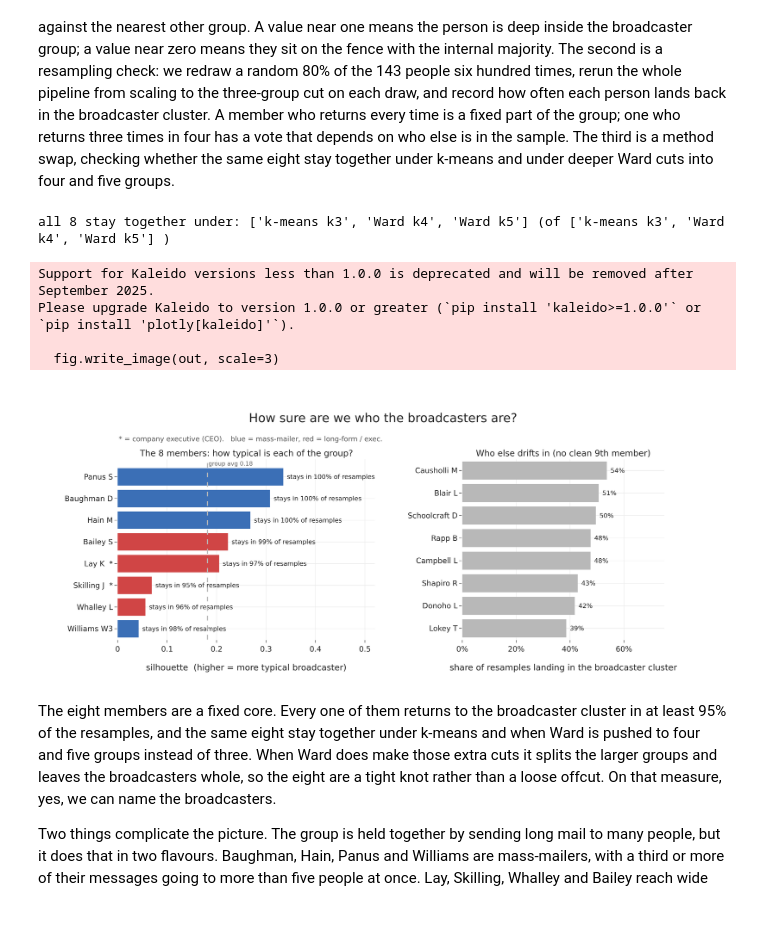
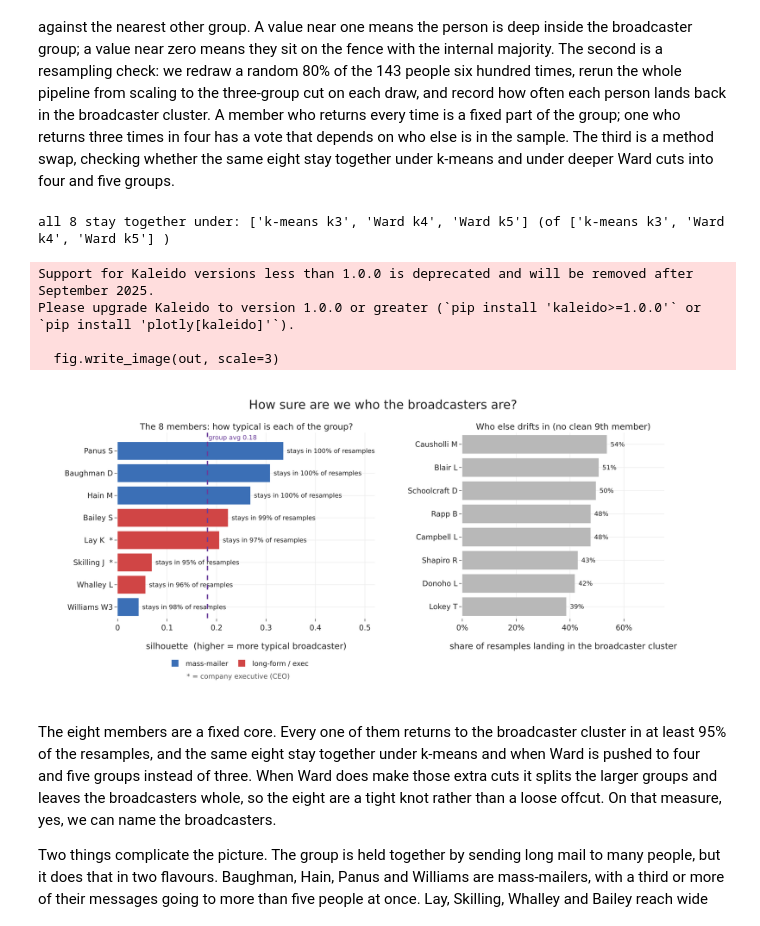
Before and after one commit to HardMax71/dm-lab-ss26-enron, a Jupyter notebook: pred-1/pred1_group_certainty.ipynb, the cells around one changed output. Cells and saved outputs as stored; diff of their text form; code cells hidden in the pictures.

```diff
--- a/pred-1/pred1_group_certainty.ipynb
+++ b/pred-1/pred1_group_certainty.ipynb
@@ -44,6 +44,7 @@ PLOTS = ROOT / "pred-1" / "plots"
 PLOTS.mkdir(parents=True, exist_ok=True)
 
 BLUE, RED, ORANGE, GREEN, GREY = "#3b6fb6", "#d04545", "#e08a3c", "#3a7d44", "#b8b8b8"
+PURPLE = "#6a3d9a"
 pio.templates["enron"] = go.layout.Template(layout=dict(
     font=dict(family="DejaVu Sans, Arial, sans-serif", size=16, color="#222222"),
     title=dict(font=dict(size=23), x=0.5, xanchor="center"),
@@ -174,41 +175,45 @@ methods = {"k-means k3": bcast_set(KMeans(3, n_init=10, random_state=0).fit_pred
 print("all 8 stay together under:",
       [k for k, v in methods.items() if set(bcast) <= v], "(of", list(methods) , ")")
 
 # --- figure ---
 ms = sorted(bcast, key=lambda h: sil[h])
 execs = {h for h in bcast if h in roles.index and bool(roles.loc[h, "is_executive"])}
 flav  = {h: ("mass-mailer" if Fraw.loc[h, "broadcast"] >= 0.30 else "long-form / exec") for h in bcast}
 labels = [disp(h) + ("  *" if h in execs else "") for h in ms]
 cols   = [BLUE if flav[h] == "mass-mailer" else RED for h in ms]
 fringe = rate[[h for h in keep if h not in bcast]].sort_values(ascending=False).head(8).sort_values()
 
 fig = make_subplots(rows=1, cols=2, column_widths=[0.56, 0.44], horizontal_spacing=0.16,
     subplot_titles=["The 8 members: how typical is each of the group?",
                     "Who else drifts in (no clean 9th member)"])
 fig.add_trace(go.Bar(y=labels, x=[sil[h] for h in ms], orientation="h", marker_color=cols,
     text=[f" stays in {rate[h]:.0%} of resamples" for h in ms], textposition="outside",
     textfont=dict(size=12), cliponaxis=False, showlegend=False), row=1, col=1)
-fig.add_vline(x=float(sil.mean()), line=dict(color=GREY, dash="dash"), row=1, col=1)
+fig.add_trace(go.Scatter(x=[None], y=[None], mode="markers",
+    marker=dict(size=13, color=BLUE, symbol="square"), name="mass-mailer", showlegend=True), row=1, col=1)
+fig.add_trace(go.Scatter(x=[None], y=[None], mode="markers",
+    marker=dict(size=13, color=RED, symbol="square"), name="long-form / exec", showlegend=True), row=1, col=1)
+fig.add_vline(x=float(sil.mean()), line=dict(color=PURPLE, dash="dash", width=2.5), row=1, col=1)
 fig.add_annotation(x=float(sil.mean()), y=7.6, text=f"group avg {sil.mean():.2f}", showarrow=False,
-    font=dict(size=11, color="#666"), xanchor="left", row=1, col=1)
+    font=dict(size=12, color=PURPLE), xanchor="left", row=1, col=1)
 fig.update_xaxes(title_text="silhouette  (higher = more typical broadcaster)", range=[0, 0.52], row=1, col=1)
 fig.add_trace(go.Bar(y=[disp(h) for h in fringe.index], x=fringe.values, orientation="h",
     marker_color=GREY, text=[f" {v:.0%}" for v in fringe.values], textposition="outside",
     textfont=dict(size=12), cliponaxis=False, showlegend=False), row=1, col=2)
 fig.update_xaxes(title_text="share of resamples landing in the broadcaster cluster",
     range=[0, 0.75], tickformat=".0%", row=1, col=2)
-fig.add_annotation(xref="paper", yref="paper", x=0, y=1.14, showarrow=False, xanchor="left",
-    text="* = company executive (CEO).   blue = mass-mailer, red = long-form / exec.",
-    font=dict(size=13, color="#555"))
-fig.update_layout(title="How sure are we who the broadcasters are?")
-save_fig(fig, "pc1_broadcaster_certainty.png", w=1300, h=560, margin=dict(l=150, r=120, t=140, b=80))
+fig.add_annotation(xref="paper", yref="paper", x=0.22, y=-0.34, showarrow=False, xanchor="center",
+    text="* = company executive (CEO)", font=dict(size=13, color="#555"))
+fig.update_layout(title="How sure are we who the broadcasters are?",
+    legend=dict(orientation="h", x=0.22, xanchor="center", y=-0.20, yanchor="top", font=dict(size=13)))
+save_fig(fig, "pc1_broadcaster_certainty.png", w=1300, h=600, margin=dict(l=150, r=120, t=90, b=160))
 # %% [output]
 all 8 stay together under: ['k-means k3', 'Ward k4', 'Ward k5'] (of ['k-means k3', 'Ward k4', 'Ward k5'] )
 Support for Kaleido versions less than 1.0.0 is deprecated and will be removed after September 2025.
 Please upgrade Kaleido to version 1.0.0 or greater (`pip install 'kaleido>=1.0.0'` or `pip install 'plotly[kaleido]'`).
 
   fig.write_image(out, scale=3)
-[figure, old version]
+[figure, new version]
 # %% [markdown]
 The eight members are a fixed core. Every one of them returns to the broadcaster cluster in at
 least 95% of the resamples, and the same eight stay together under k-means and when Ward is pushed to
```
Also changed, not shown: parts of 1 cell of this notebook, 2 other files.
